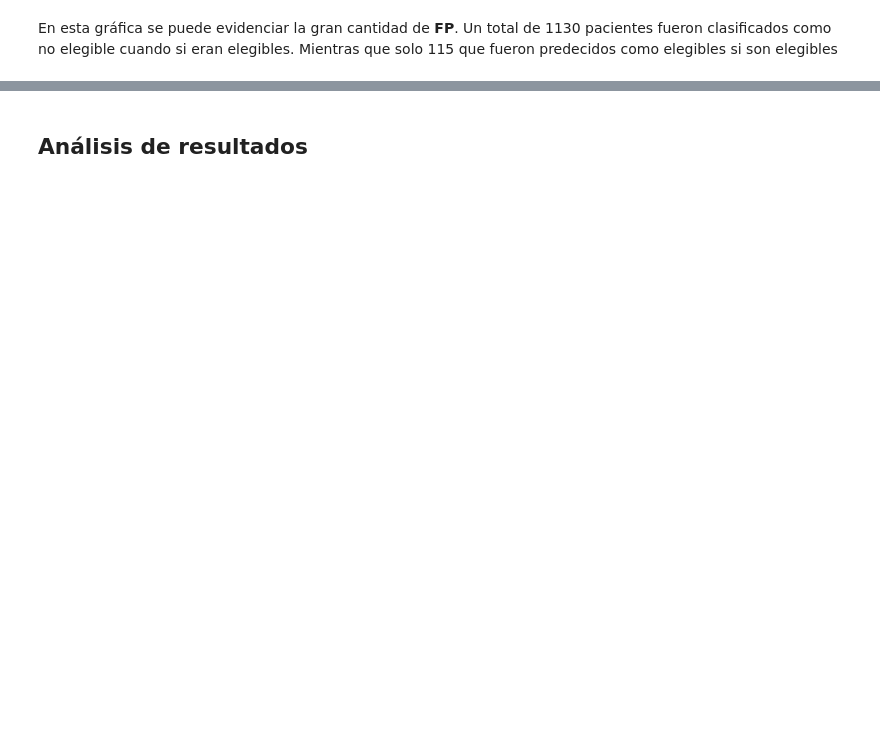
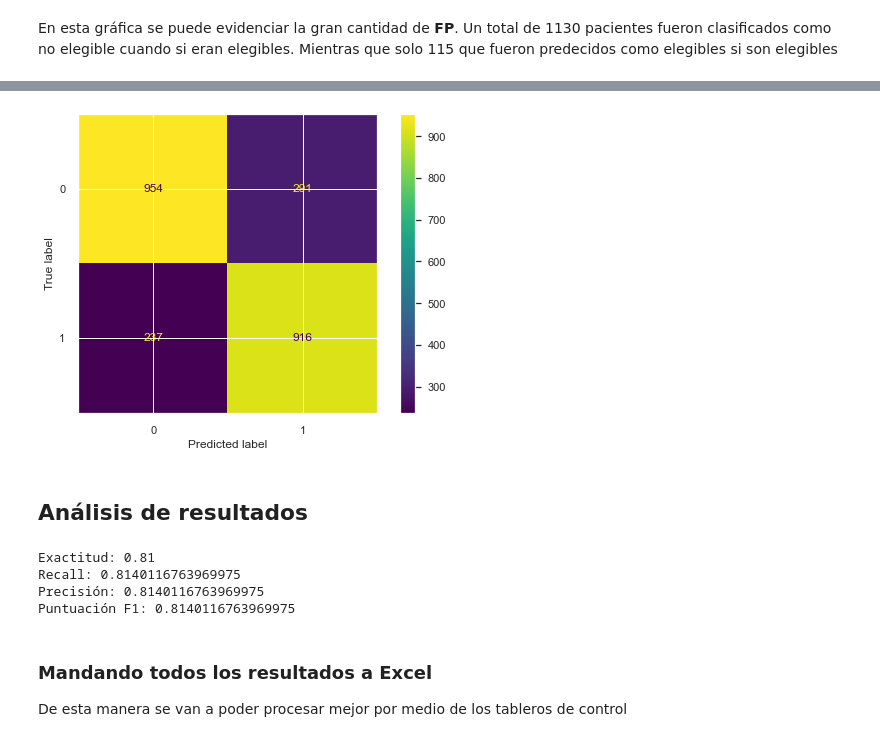
Before and after one commit to santiagotri/Proyecto1_BI, a Jupyter notebook: main_proyecto1.ipynb, the cells around one changed output, grey strips where cells are left out. Saved outputs shown, nothing was run; the diff lists cells and outputs as text; code cells hidden in the pictures; blank space fills up the shorter version.

```diff
--- a/main_proyecto1.ipynb
+++ b/main_proyecto1.ipynb
@@ -730,0 +761,2 @@ KNeighborsClassifier(metric='euclidean', n_neighbors=49)
+# %%
+dt_redes = dt_final.copy()
@@ -730,0 +765,5 @@ KNeighborsClassifier(metric='euclidean', n_neighbors=49)
+# %%
+cols = dt_redes.columns
+dt_redes[cols] = dt_redes[cols].apply(pd.to_numeric, errors='coerce')
+dt_redes = dt_redes.dropna().astype(np.int64)
+imprimir_tipos_datos(dt_redes)
@@ -730,0 +776,4 @@ KNeighborsClassifier(metric='euclidean', n_neighbors=49)
+# %%
+Y_redes = dt_redes['label']
+X_redes = dt_redes.drop(['label'], axis=1)
+X_redes
@@ -731,3 +811,8 @@ KNeighborsClassifier(metric='euclidean', n_neighbors=49)
+# %%
+X_train_redes, X_test_redes, Y_train_redes, Y_test_redes = train_test_split(X_redes, Y_redes, test_size=0.2, random_state=0)
+neural_network = sklearn.neural_network.MLPClassifier(solver='lbfgs')
+neural_network = neural_network.fit(X_train_redes,Y_train_redes)
+y_pred_redes = neural_network.predict(X_test_redes)
 # %% [markdown]
 ## Evaluación
 ### Arbol de decisión - Por: Santiago Triana 201923265
@@ -836,2 +956,20 @@ En esta gráfica se puede evidenciar la gran cantidad de **FP**. Un total de 113
+# %%
+plot_confusion_matrix(tree, X_test_redes, Y_test_redes)
+plt.show()
+# %% [output]
+[figure, added]
 # %% [markdown]
 ## Análisis de resultados
+# %%
+print('Exactitud: %.2f' % accuracy_score(Y_test_redes, y_pred_redes))
+print("Recall: {}".format(recall_score(Y_test_redes,y_pred_redes, average='micro')))
+print("Precisión: {}".format(precision_score(Y_test_redes,y_pred_redes, average='micro')))
+print("Puntuación F1: {}".format(f1_score(Y_test_redes,y_pred_redes, average='micro')))
+# %% [output]
+Exactitud: 0.81
+Recall: 0.8140116763969975
+Precisión: 0.8140116763969975
+Puntuación F1: 0.8140116763969975
+# %% [markdown]
+### Mandando todos los resultados a Excel
+De esta manera se van a poder procesar mejor por medio de los tableros de control
```
Also changed, not shown: parts of 105 cells of this notebook, 1 other file.
